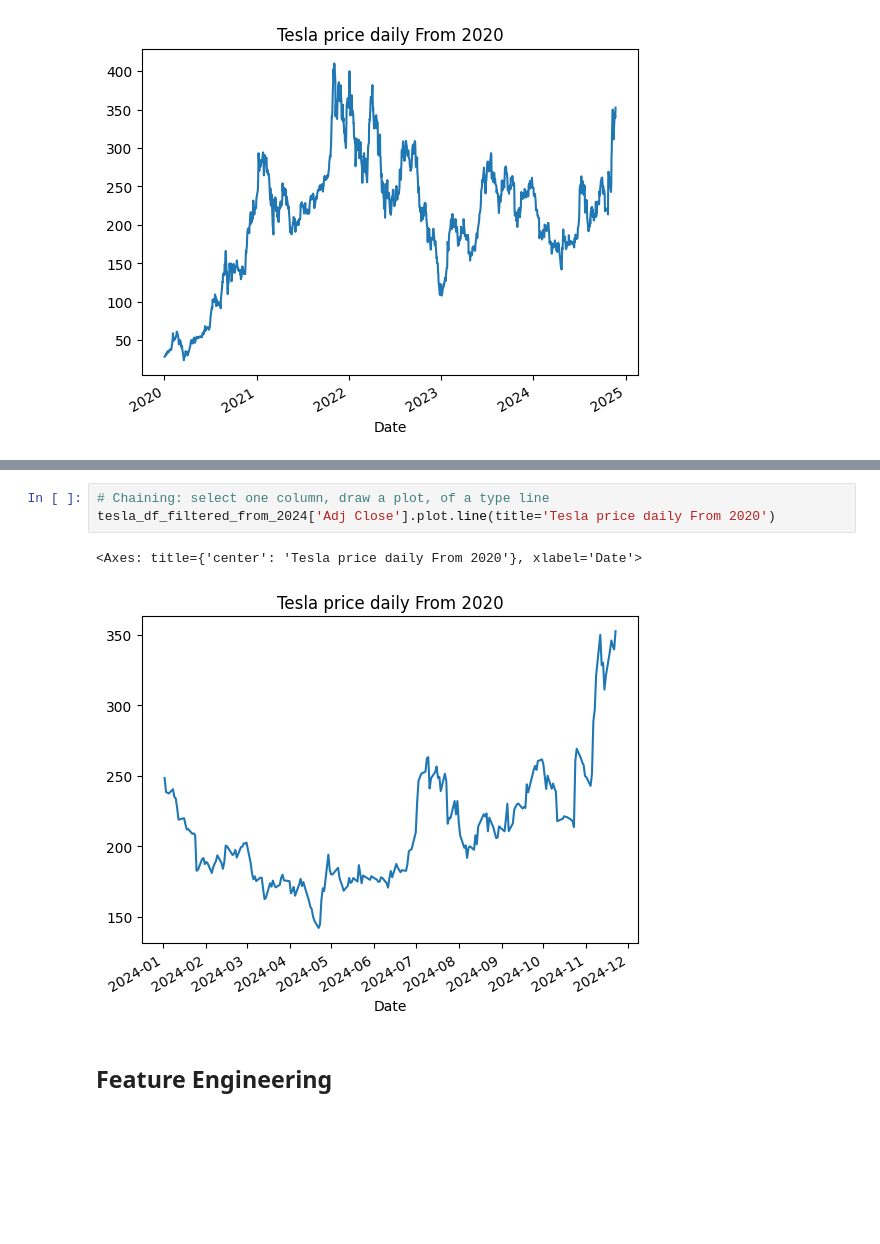
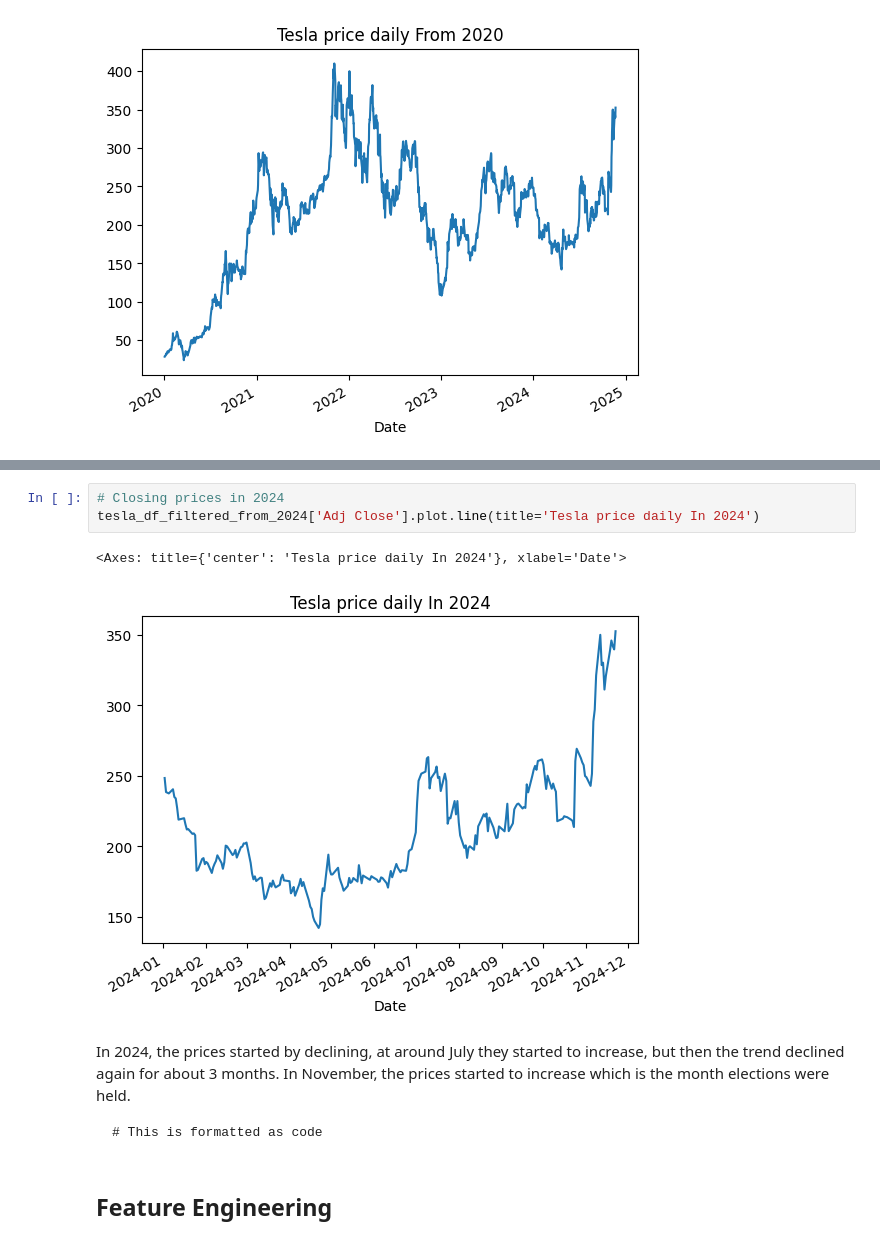
Before and after one commit to KimathiNewton/tsla_stock_analysis, a Jupyter notebook: tesla_stock_market_analysis.ipynb, the cells around one changed output, grey strips where cells are left out. Cells and saved outputs as stored; diff of their text form; blank space fills up the shorter version.

Commit message:
Tesla Stock Analysis

````diff
--- a/tesla_stock_market_analysis.ipynb
+++ b/tesla_stock_market_analysis.ipynb
@@ -191,9 +176,16 @@ tesla_df_filtered_from_2020['Adj Close'].plot.line(title='Tesla price daily From
 # %%
-# Chaining: select one column, draw a plot, of a type line
-tesla_df_filtered_from_2024['Adj Close'].plot.line(title='Tesla price daily From 2020')
+# Closing prices in 2024
+tesla_df_filtered_from_2024['Adj Close'].plot.line(title='Tesla price daily In 2024')
 # %% [output]
-<Axes: title={'center': 'Tesla price daily From 2020'}, xlabel='Date'>
+<Axes: title={'center': 'Tesla price daily In 2024'}, xlabel='Date'>
-[figure, old version]
+[figure, new version]
+# %% [markdown]
+In 2024, the prices started by declining, at around July they started to increase, but then the trend declined again for about 3 months. In November, the prices started to increase which is the month elections were held.
+
+
+```
+# This is formatted as code
+```
 # %% [markdown]
 ## Feature Engineering
 # %%
````
Also changed, not shown: parts of 13 cells of this notebook.
